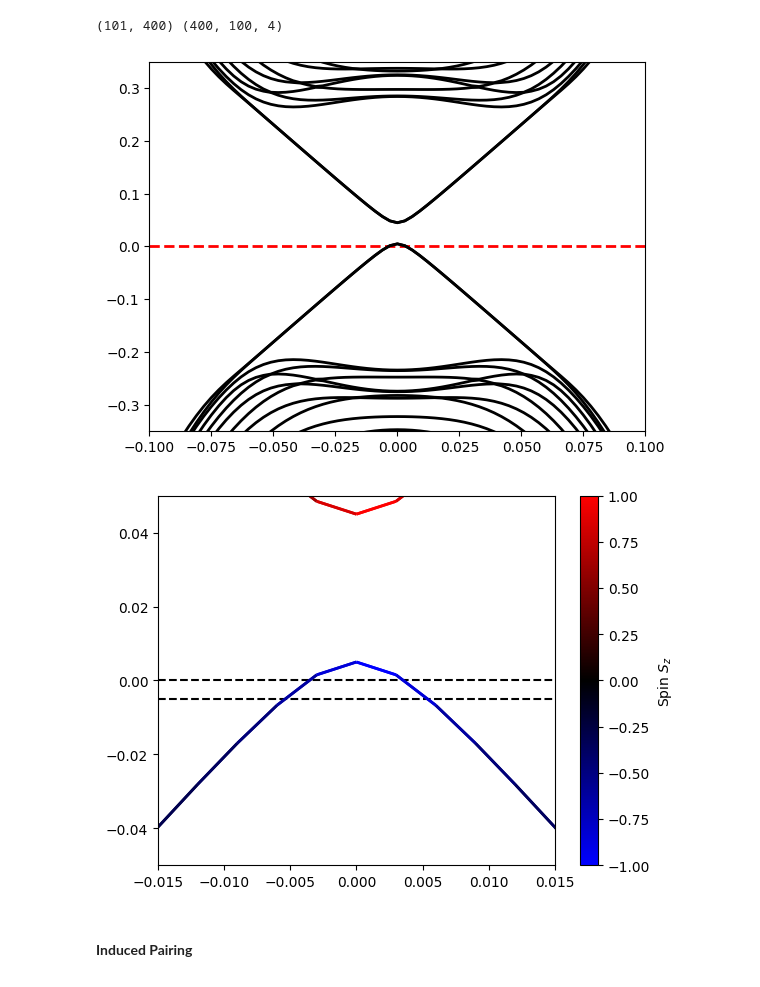
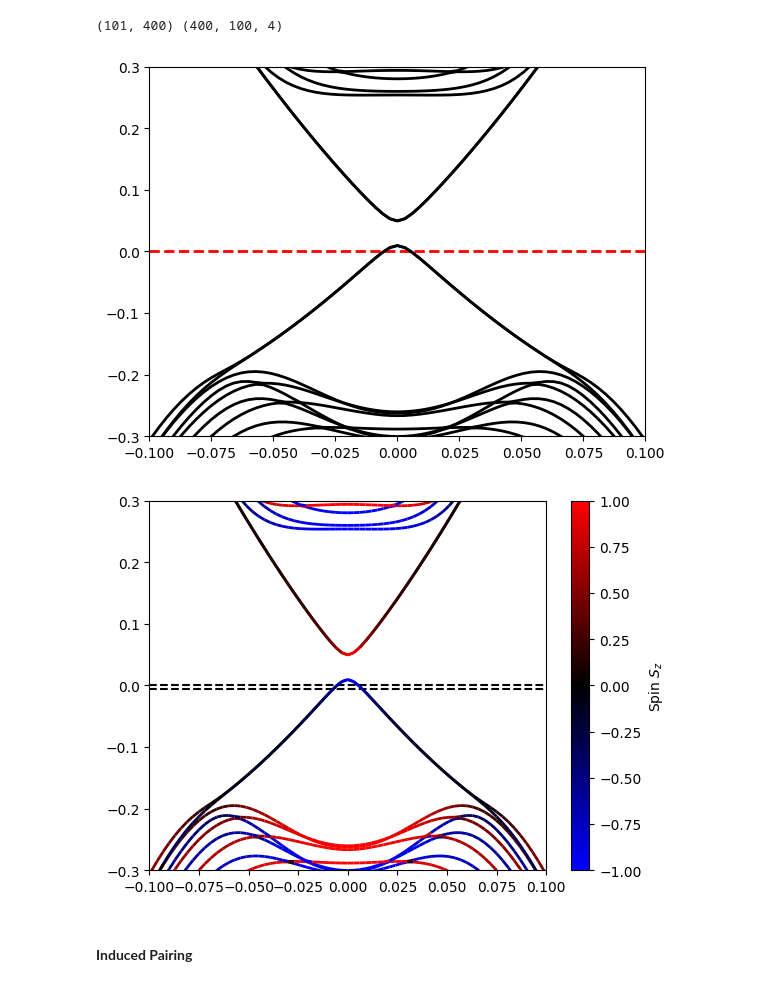
Before and after one commit to danidimic/MTI_SC_Gorkov, a Jupyter notebook: Pairing_Averaged_pMTI.ipynb, the cells around one changed output. Cells and saved outputs as stored; diff of their text form; code cells hidden in the pictures.

```diff
--- a/Pairing_Averaged_pMTI.ipynb
+++ b/Pairing_Averaged_pMTI.ipynb
@@ -28,7 +28,7 @@ momentum = np.linspace(-0.15, 0.15, 101)
 for k in momentum:
 
     # eigenstates
-    lattice, egv, wf = eigenstates(Nlat=Nlat, dZ=dZ, kx = k, ky = 0., L = 0.020, C=0.025, D1=0, D2=0)
+    lattice, egv, wf = eigenstates(Nlat=Nlat, dZ=dZ, kx = k, ky = 0., L = 0.020)
 
     # indices for sorting by absolute value
     idx_sort = np.argsort(egv)
@@ -62,9 +62,9 @@ for idx in range(n):
     ax.plot(momentum, egval[:,iegv], c='black', lw=2)
 
 ax.set_xlim(-0.1,0.1);
-ax.set_ylim(-0.35,0.35);
+ax.set_ylim(-0.3,0.3);
 # %% [output]
-[figure, old version]
+[figure, new version]
 # %%
 from matplotlib.colors import Normalize
 from matplotlib.colors import LinearSegmentedColormap
@@ -99,36 +99,36 @@ n = 50
 for idx in range(n):
 
     # eigenstate index
     iegv = 200 - int(n/2) + idx
 
     # get spin z for colors
     spin_z = [np.sum([np.vdot(s, Sz @ s).real for s in spinors[kdx,iegv]]) for kdx in range(k_dim)]
 
     # define x and y arrays for plot
     x,y = momentum, egval[:,iegv]
 
     # create line segments between consecutive points
     points = np.array([x, y]).T.reshape(-1, 1, 2)
     segments = np.concatenate([points[:-1], points[1:]], axis=1)
 
     # create LineCollection
     lc = LineCollection(segments, cmap=cmap, array=spin_z[:-1], lw=2, norm=norm)
 
     # plot line
     line = ax.add_collection(lc)
 
 fig.colorbar(line, ax=ax, label="Spin $S_z$")
 
 ax.set_xlim(-0.1,0.1);
 ax.set_ylim(-0.3,0.3);
 
-ax.set_xlim(-0.015, 0.015);
-ax.set_ylim(-0.05, 0.05);
+#ax.set_xlim(-0.015, 0.015);
+#ax.set_ylim(-0.05, 0.05);
 
 #fig.savefig('PPT/MTI_p20_spectrum_zoom.pdf', bbox_inches='tight', pad_inches=0.1)
 #fig.savefig('PPT/MTI_p20_spectrum_zoom.svg', bbox_inches='tight', pad_inches=0.1)
 # %% [output]
-[figure, old version]
+[figure, new version]
 # %% [markdown]
 #### **Induced Pairing**
 # %%
```
Also changed, not shown: parts of 3 cells of this notebook, 7 other files.
